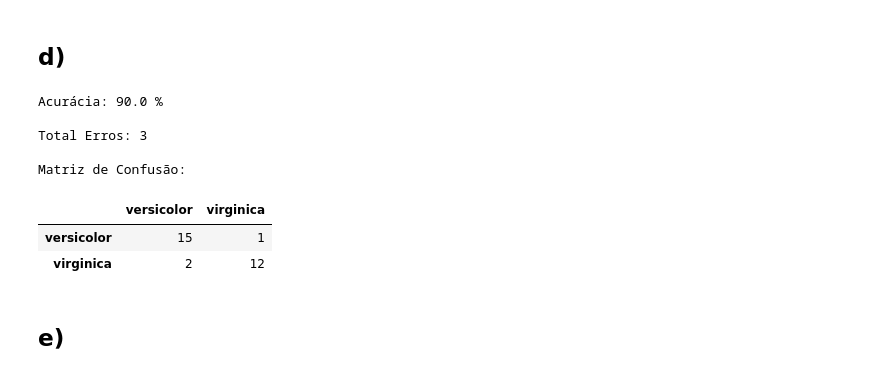
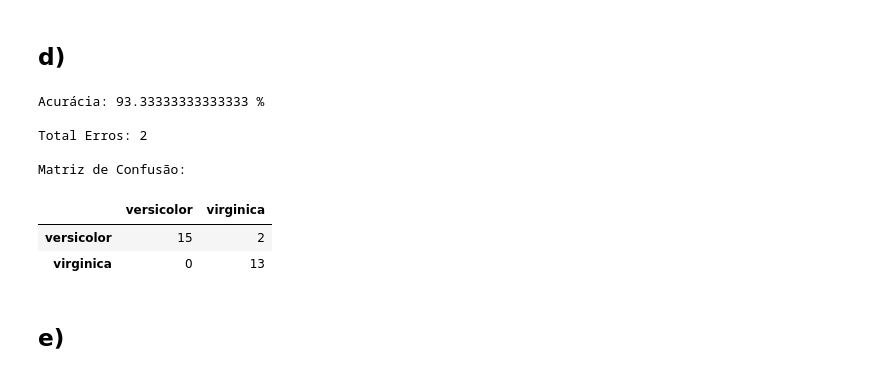
Before and after one commit to carvalheirafc/dim0097, a Jupyter notebook: lista3/Resposta_da_Lista_3.ipynb, the cells around one changed output. Cells and saved outputs as stored; diff of their text form; code cells hidden in the pictures.

```diff
--- a/lista3/Resposta_da_Lista_3.ipynb
+++ b/lista3/Resposta_da_Lista_3.ipynb
@@ -379,25 +379,22 @@ Podemos perceber que em praticamente todas as vezes nosso árvore possui menos n
 # %% [markdown]
 ## d)
 # %%
-matrix = [[
-  np.logical_and(iris_result.Species == i, iris_result.result_tree == j).sum()
-    for j in range(1, 3)]
-      for i in range(1, 3)]
+matrix = confusion_matrix(iris_result.Species, iris_result.result_tree)
 
 print('Acurácia:', np.trace(matrix) / len(iris_result) * 100, '%\n')
 print('Total Erros:', (iris_result.Species != iris_result.result_tree).sum(), '\n')
 
 print('Matriz de Confusão:')
 pd.DataFrame(matrix, species, species)
 # %% [output]
-Acurácia: 90.0 %
+Acurácia: 93.33333333333333 %
 
-Total Erros: 3
+Total Erros: 2
 
 Matriz de Confusão:
 |  | versicolor | virginica |
-| versicolor | 15 | 1 |
-| virginica | 2 | 12 |
+| versicolor | 15 | 2 |
+| virginica | 0 | 13 |
 # %% [markdown]
 ## e)
 # %% [markdown]
```
Also changed, not shown: parts of 25 cells of this notebook.
